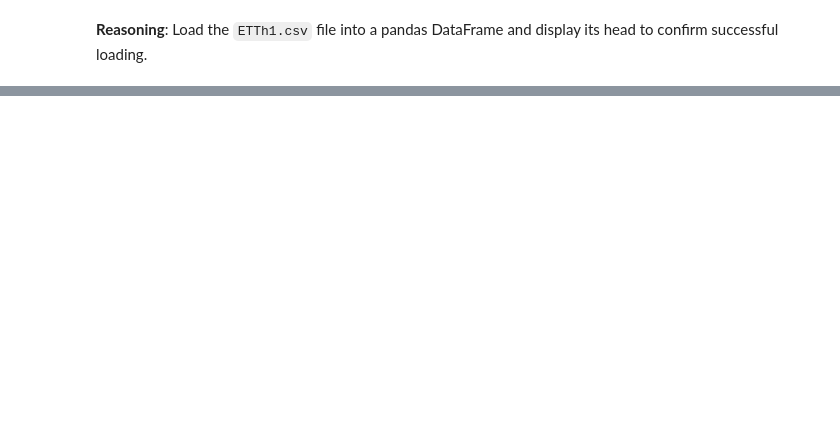
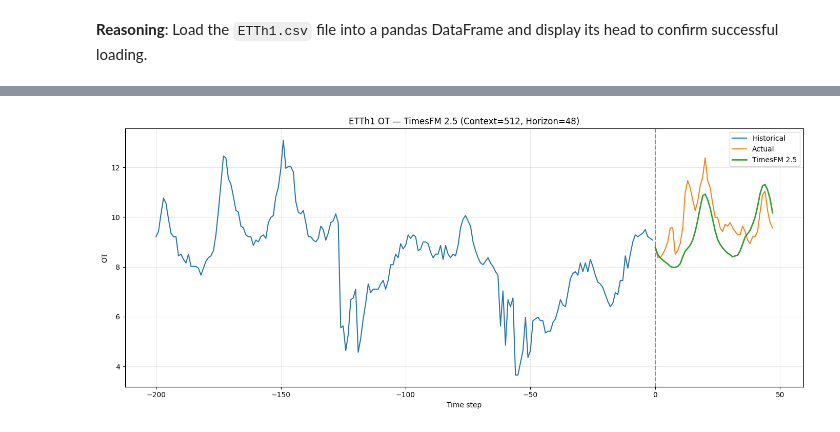
Before and after one commit to nds-najam/AutoGluon_LTSM_Models_Forecast, a Jupyter notebook: TimesFM_2_5_LTSM_ETTh1.ipynb, the cells around one changed output, grey strips where cells are left out. Saved outputs shown, nothing was run; the diff lists cells and outputs as text; code cells hidden in the pictures; blank space fills up the shorter version.

Commit message:
Ran TimesFM 2.5 for ETTh1 dataset

```diff
--- a/TimesFM_2_5_LTSM_ETTh1.ipynb
+++ b/TimesFM_2_5_LTSM_ETTh1.ipynb
@@ -874,0 +704,20 @@ EmptyDataError: No columns to parse from file
+# %%
+# ============================================================
+# 6. Forecast
+# ============================================================
+
+print("\nRunning TimesFM 2.5 forecast...")
+
+start_time = time.perf_counter()
+
+point_forecast, quantile_forecast = model.forecast(
+    horizon=PREDICTION_LENGTH,
+    inputs=[history],
+)
+
+inference_time = time.perf_counter() - start_time
+
+prediction = point_forecast[0]
+
+print(f"Inference time: {inference_time:.3f} seconds")
+print(f"Forecast shape: {prediction.shape}")
@@ -874,0 +767,60 @@ EmptyDataError: No columns to parse from file
+# %%
+# ============================================================
+# 8. Plot Actual vs Forecast
+# ============================================================
+
+plt.figure(figsize=(14, 6))
+
+# Show last 200 historical observations for visualization
+display_history = min(200, len(train))
+
+x_history = np.arange(
+    -display_history,
+    0
+)
+
+x_forecast = np.arange(
+    0,
+    PREDICTION_LENGTH
+)
+
+plt.plot(
+    x_history,
+    train[-display_history:],
+    label="Historical",
+)
+
+plt.plot(
+    x_forecast,
+    actual,
+    label="Actual",
+)
+
+plt.plot(
+    x_forecast,
+    prediction,
+    label="TimesFM 2.5",
+    linewidth=2,
+)
+
+plt.axvline(
+    x=0,
+    linestyle="--",
+    alpha=0.7,
+)
+
+plt.title(
+    f"ETTh1 OT — TimesFM 2.5 "
+    f"(Context={CONTEXT_LENGTH}, Horizon={PREDICTION_LENGTH})"
+)
+
+plt.xlabel("Time step")
+plt.ylabel("OT")
+
+plt.legend()
+plt.grid(True, alpha=0.3)
+
+plt.tight_layout()
+plt.show()
+# %% [output]
+[figure, added]
```
Also changed, not shown: parts of 53 cells of this notebook.
